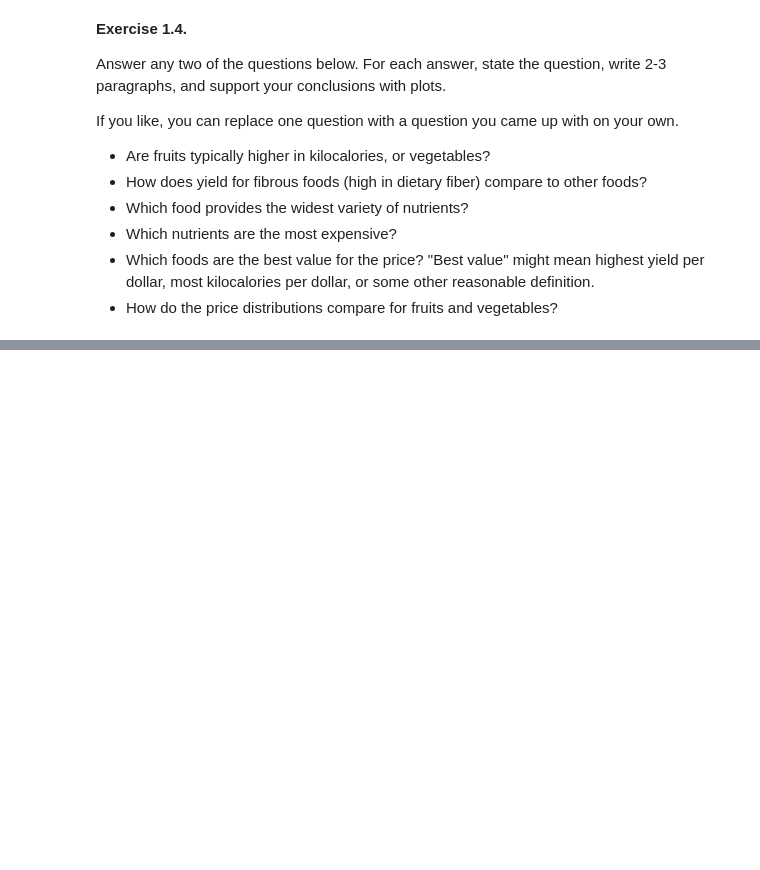
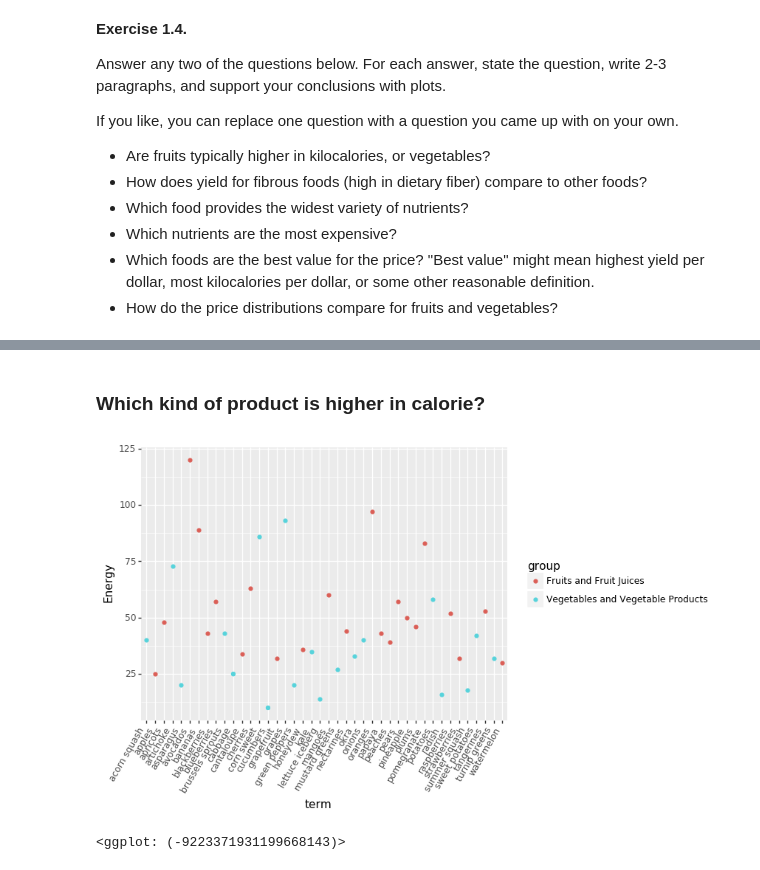
Before and after one commit to RyanYin04/python, a Jupyter notebook: assignment-3-RyanYin04/hw3.ipynb, the cells around one changed output, grey strips where cells are left out. Saved outputs shown, nothing was run; the diff lists cells and outputs as text; code cells hidden in the pictures; blank space fills up the shorter version.

```diff
--- a/assignment-3-RyanYin04/hw3.ipynb
+++ b/assignment-3-RyanYin04/hw3.ipynb
@@ -201,3 +366,6 @@ Answer any two of the questions below. For each answer, state the question, writ
 * Which nutrients are the most expensive?
 * Which foods are the best value for the price? "Best value" might mean highest yield per dollar, most kilocalories per dollar, or some other reasonable definition.
 * How do the price distributions compare for fruits and vegetables?
+# %%
+myno = my_ndbno.reset_index()
+myno.head()
@@ -203,0 +379,38 @@ Answer any two of the questions below. For each answer, state the question, writ
+# %%
+# Define a function to get the nutrient information by searching its ndb no
+def get_nutri(ndbno):
+
+    '''
+    This function still takes ndb no as input.
+
+    The main function is to get the nutrients information and return to a dataframe with the format
+    that the nutrient names are the column names.
+
+    After using the function, the dataframe as output should be easy to deal with and paste all the
+    result of each product in 'fresh' file conviniently.
+
+
+    '''
+    df = pd.DataFrame([])
+    temp = pd.DataFrame(ndb_report(ndbno))
+    term = myno['term'][myno['ndbno']==ndbno]
+    temp['term'] = term.iloc[0]
+    temp['group'] = myno['group'][myno['ndbno']==ndbno].iloc[0]
+    temp = temp[['name','value','term','group']]
+    df = temp
+    df = df.set_index(['term','name','group']).stack()
+    df = df.unstack(1).reset_index()
+    return df
+
+# Initialize a null df:
+rs = pd.DataFrame([])
+
+# Get all info in one df by using for loop:
+for ndbno in myno['ndbno']:
+    mytemp = get_nutri(ndbno)
+    rs = rs.append(mytemp)
+
+# Set the the product name as index
+rs = rs.set_index(['term','group'])
+rs = rs.reset_index().drop('level_2', axis= 1)
+rs.head()
@@ -203,0 +425,2 @@ Answer any two of the questions below. For each answer, state the question, writ
+# %% [markdown]
+### Which kind of product is higher in calorie?
@@ -203,0 +429,6 @@ Answer any two of the questions below. For each answer, state the question, writ
+# %%
+(ggplot(rs,aes(x = 'term',y = 'Energy',color= 'group'))+geom_point(aes(color = 'group'))+
+ theme(axis_text_x=element_text(rotation=60, hjust=1)))
+# %% [output]
+[figure, added]
+<ggplot: (-9223371931199668143)>
```
Also changed, not shown: parts of 21 cells of this notebook, 1 other file.
